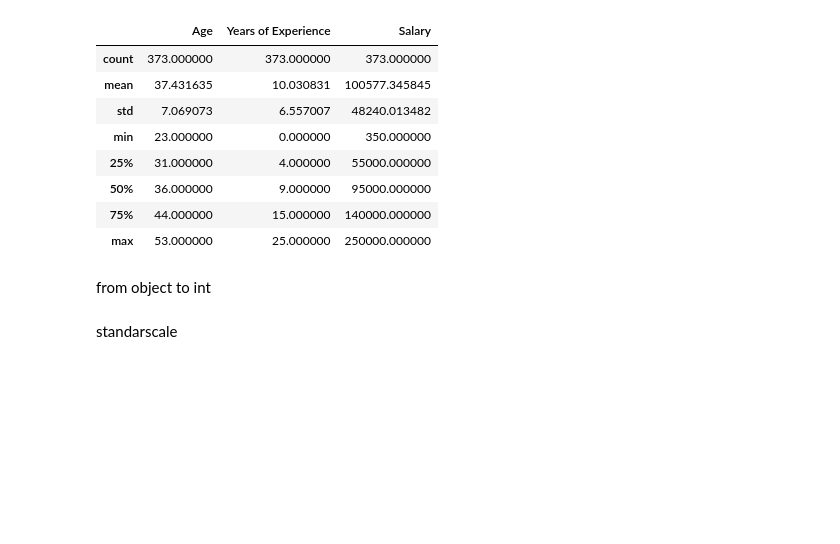
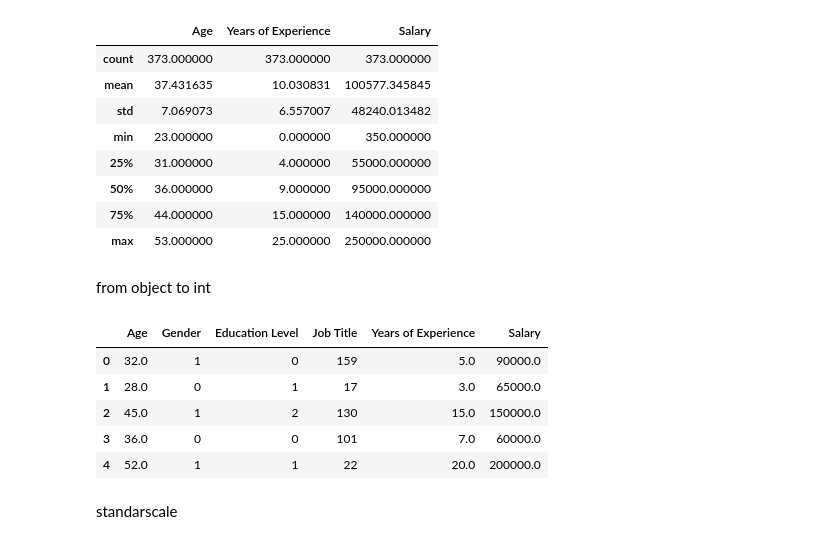
Before and after one commit to Kalisa21/salary, a Jupyter notebook: Model.ipynb, the cells around one changed output. Drawn from its saved outputs; the diff is of its cells as text; code cells hidden in the pictures; blank space fills up the shorter version.

```diff
--- a/Model.ipynb
+++ b/Model.ipynb
@@ -60,6 +60,15 @@ data['Job Title'] = label_encoder.fit_transform(data['Job Title'])
 print(data.head())
 print(data.dtypes)
 data.info()
+# %%
+data.head()
+# %% [output]
+|  | Age | Gender | Education Level | Job Title | Years of Experience | Salary |
+| 0 | 32.0 | 1 | 0 | 159 | 5.0 | 90000.0 |
+| 1 | 28.0 | 0 | 1 | 17 | 3.0 | 65000.0 |
+| 2 | 45.0 | 1 | 2 | 130 | 15.0 | 150000.0 |
+| 3 | 36.0 | 0 | 0 | 101 | 7.0 | 60000.0 |
+| 4 | 52.0 | 1 | 1 | 22 | 20.0 | 200000.0 |
 # %% [markdown]
 standarscale
 # %%
```
